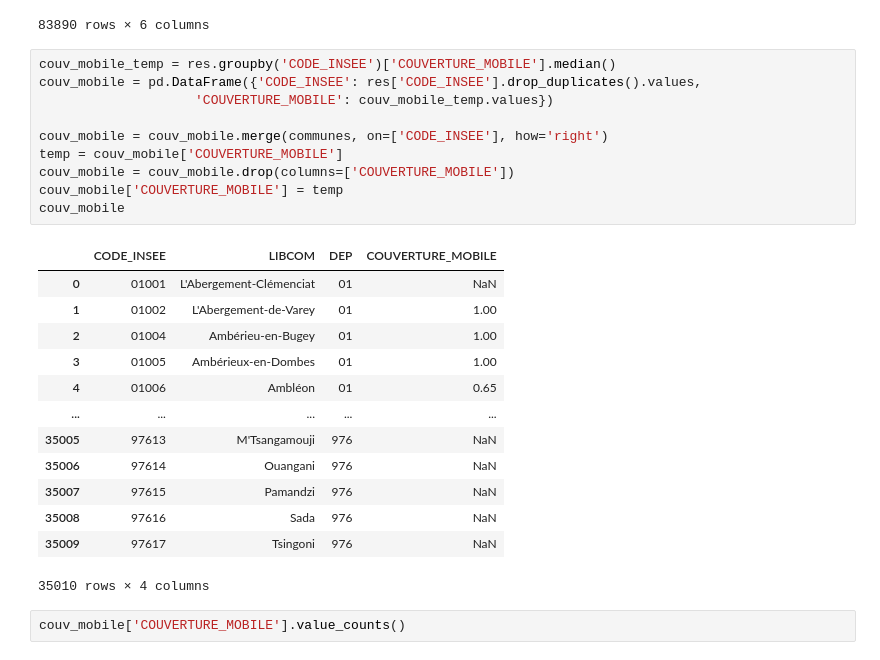
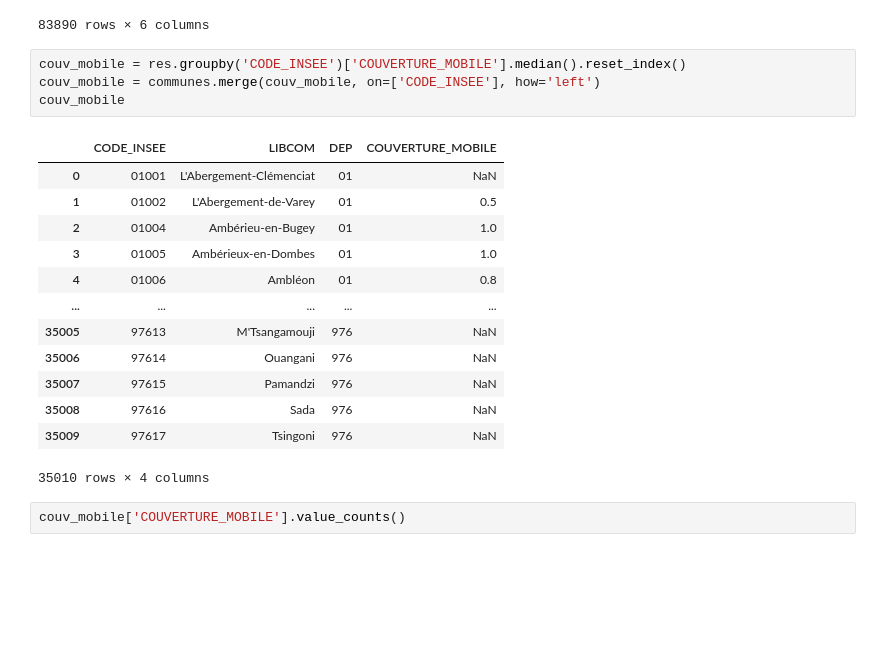
Before and after one commit to dataforgoodfr/batch8_mednum, a Jupyter notebook: notebooks/taux_couverture_mobile.ipynb, the cells around one changed output. Saved outputs shown, nothing was run; the diff lists cells and outputs as text; blank space fills up the shorter version.

```diff
--- a/notebooks/taux_couverture_mobile.ipynb
+++ b/notebooks/taux_couverture_mobile.ipynb
@@ -112,30 +112,24 @@ res
 | 83888 | Bouygues Telecom | GRURY | 71 | 71227 | 1.0 | Grury |
 | 83889 | Bouygues Telecom | SAINT-CHRISTOPHE-EN-BRIONNAIS | 71 | 71399 | 1.0 | Saint-Christophe-en-Brionnais |
 83890 rows × 6 columns
-# %%
-couv_mobile_temp = res.groupby('CODE_INSEE')['COUVERTURE_MOBILE'].median()
-couv_mobile = pd.DataFrame({'CODE_INSEE': res['CODE_INSEE'].drop_duplicates().values,
-                    'COUVERTURE_MOBILE': couv_mobile_temp.values})
-
-couv_mobile = couv_mobile.merge(communes, on=['CODE_INSEE'], how='right')
-temp = couv_mobile['COUVERTURE_MOBILE']
-couv_mobile = couv_mobile.drop(columns=['COUVERTURE_MOBILE'])
-couv_mobile['COUVERTURE_MOBILE'] = temp
-couv_mobile
-# %% [output]
-|  | CODE_INSEE | LIBCOM | DEP | COUVERTURE_MOBILE |
-| 0 | 01001 | L'Abergement-Clémenciat | 01 | NaN |
-| 1 | 01002 | L'Abergement-de-Varey | 01 | 1.00 |
-| 2 | 01004 | Ambérieu-en-Bugey | 01 | 1.00 |
-| 3 | 01005 | Ambérieux-en-Dombes | 01 | 1.00 |
-| 4 | 01006 | Ambléon | 01 | 0.65 |
-| ... | ... | ... | ... | ... |
-| 35005 | 97613 | M'Tsangamouji | 976 | NaN |
-| 35006 | 97614 | Ouangani | 976 | NaN |
-| 35007 | 97615 | Pamandzi | 976 | NaN |
-| 35008 | 97616 | Sada | 976 | NaN |
-| 35009 | 97617 | Tsingoni | 976 | NaN |
-35010 rows × 4 columns
+# %%
+couv_mobile = res.groupby('CODE_INSEE')['COUVERTURE_MOBILE'].median().reset_index()
+couv_mobile = communes.merge(couv_mobile, on=['CODE_INSEE'], how='left')
+couv_mobile
+# %% [output]
+|  | CODE_INSEE | LIBCOM | DEP | COUVERTURE_MOBILE |
+| 0 | 01001 | L'Abergement-Clémenciat | 01 | NaN |
+| 1 | 01002 | L'Abergement-de-Varey | 01 | 0.5 |
+| 2 | 01004 | Ambérieu-en-Bugey | 01 | 1.0 |
+| 3 | 01005 | Ambérieux-en-Dombes | 01 | 1.0 |
+| 4 | 01006 | Ambléon | 01 | 0.8 |
+| ... | ... | ... | ... | ... |
+| 35005 | 97613 | M'Tsangamouji | 976 | NaN |
+| 35006 | 97614 | Ouangani | 976 | NaN |
+| 35007 | 97615 | Pamandzi | 976 | NaN |
+| 35008 | 97616 | Sada | 976 | NaN |
+| 35009 | 97617 | Tsingoni | 976 | NaN |
+35010 rows × 4 columns
 # %%
 couv_mobile['COUVERTURE_MOBILE'].value_counts()
 # %% [output]
```
Also changed, not shown: parts of 6 cells of this notebook.
